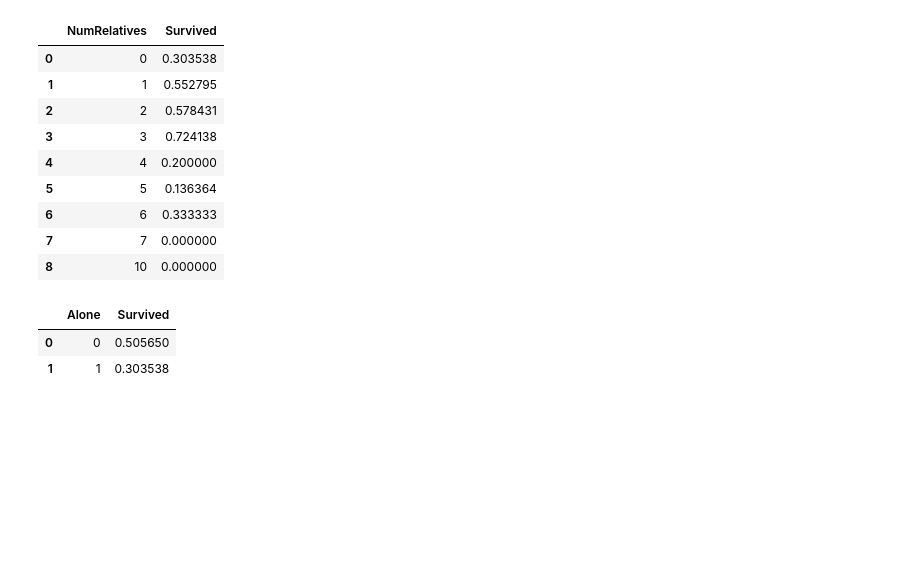
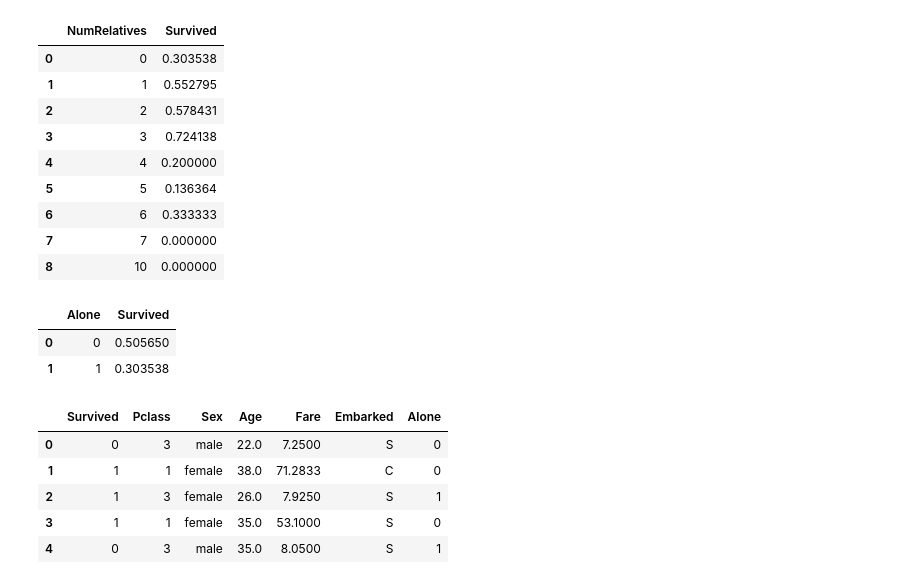
Before and after one commit to henriqueLD/CompetitionsKaggle, a Jupyter notebook: Titanic/pipeline.ipynb, the cells around one changed output. Cells and saved outputs as stored; diff of their text form; code cells hidden in the pictures; blank space fills up the shorter version.

Commit message:
data manipulation done

```diff
--- a/Titanic/pipeline.ipynb
+++ b/Titanic/pipeline.ipynb
@@ -96,3 +105,21 @@ train_df[['Alone','Survived']].groupby(['Alone'], as_index=False).mean('Survived
 |  | Alone | Survived |
 | 0 | 0 | 0.505650 |
 | 1 | 1 | 0.303538 |
+# %%
+# drop NumRelatives and replicate Alone on test data
+train_df = train_df.drop('NumRelatives', axis=1)
+
+test_df['Alone'] = np.where(test_df.SibSp + test_df.Parch == 0, 1, 0)
+# %%
+# drop useless columns
+train_df = train_df.drop(['Ticket', 'Cabin', 'Name', 'PassengerId', 'SibSp', 'Parch'], axis=1)
+test_df = test_df.drop(['Ticket', 'Cabin', 'Name', 'PassengerId', 'SibSp', 'Parch'], axis=1)
+
+train_df.head()
+# %% [output]
+|  | Survived | Pclass | Sex | Age | Fare | Embarked | Alone |
+| 0 | 0 | 3 | male | 22.0 | 7.2500 | S | 0 |
+| 1 | 1 | 1 | female | 38.0 | 71.2833 | C | 0 |
+| 2 | 1 | 3 | female | 26.0 | 7.9250 | S | 1 |
+| 3 | 1 | 1 | female | 35.0 | 53.1000 | S | 0 |
+| 4 | 0 | 3 | male | 35.0 | 8.0500 | S | 1 |
```
Also changed, not shown: parts of 13 cells of this notebook.
